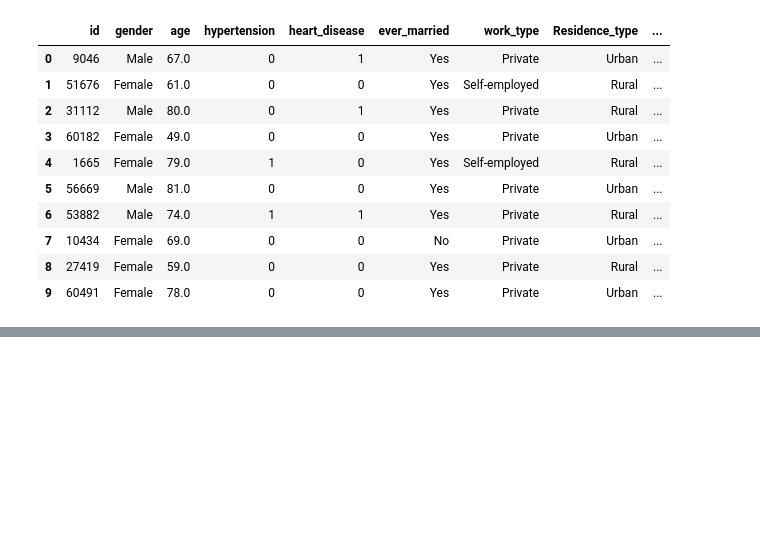
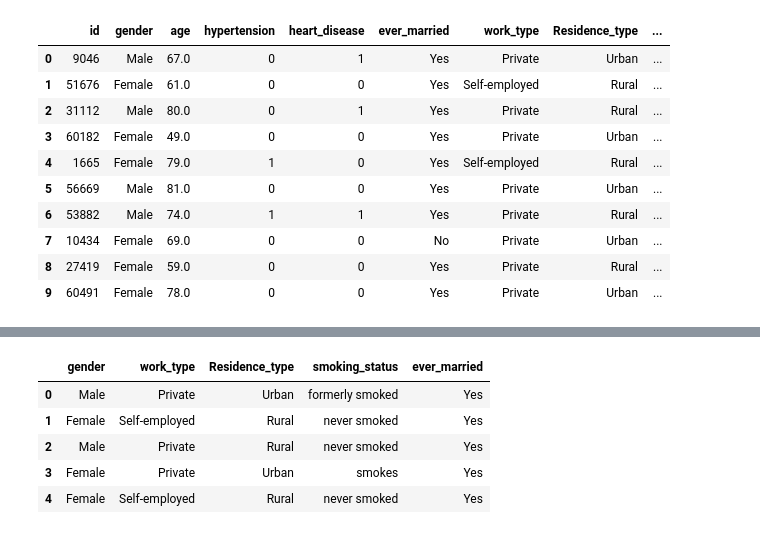
Before and after one commit to YannMjl/group-project, a Jupyter notebook: project.ipynb, the cells around one changed output, grey strips where cells are left out. Cells and saved outputs as stored; diff of their text form; code cells hidden in the pictures; blank space fills up the shorter version.

Commit message:
standardized the data

```diff
--- a/project.ipynb
+++ b/project.ipynb
@@ -75,0 +88,15 @@ cellDNA.head(10)
+# %%
+# plot not numeric data
+#attributes = ["stroke"]
+
+# get the Y : depedent
+cellDNA_Y = cellDNA["stroke"]
+
+# get the X numeric dtat
+cellDNA_X_numeric = cellDNA[["age", "avg_glucose_level", "bmi"]]
+
+# get X non data
+cellDNA_X_non_numeric = cellDNA[["gender", "work_type", "Residence_type", "smoking_status", "ever_married"]]
+
+# get X binary
+cellDNA_X_binary = cellDNA[["hypertension", "heart_disease"]]
@@ -75,0 +119,11 @@ cellDNA.head(10)
+# %%
+# standardized non numeric the data
+cellDNA_X_non_numeric_stadard = cellDNA_X_non_numeric.select_dtypes(include=[object]).copy()
+cellDNA_X_non_numeric_stadard.head()
+# %% [output]
+|  | gender | work_type | Residence_type | smoking_status | ever_married |
+| 0 | Male | Private | Urban | formerly smoked | Yes |
+| 1 | Female | Self-employed | Rural | never smoked | Yes |
+| 2 | Male | Private | Rural | never smoked | Yes |
+| 3 | Female | Private | Urban | smokes | Yes |
+| 4 | Female | Self-employed | Rural | never smoked | Yes |
```
Also changed, not shown: parts of 7 cells of this notebook, 1 other file.
